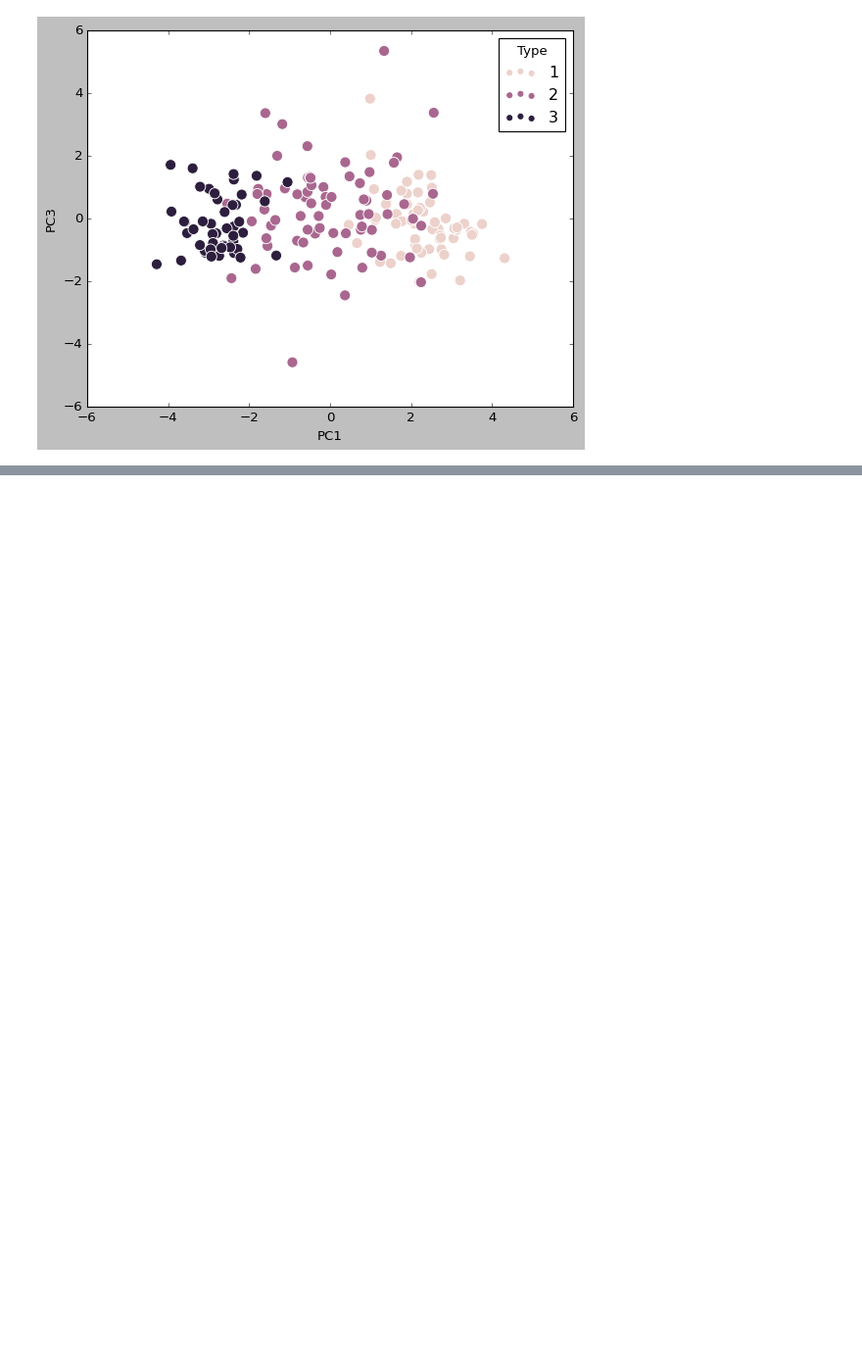
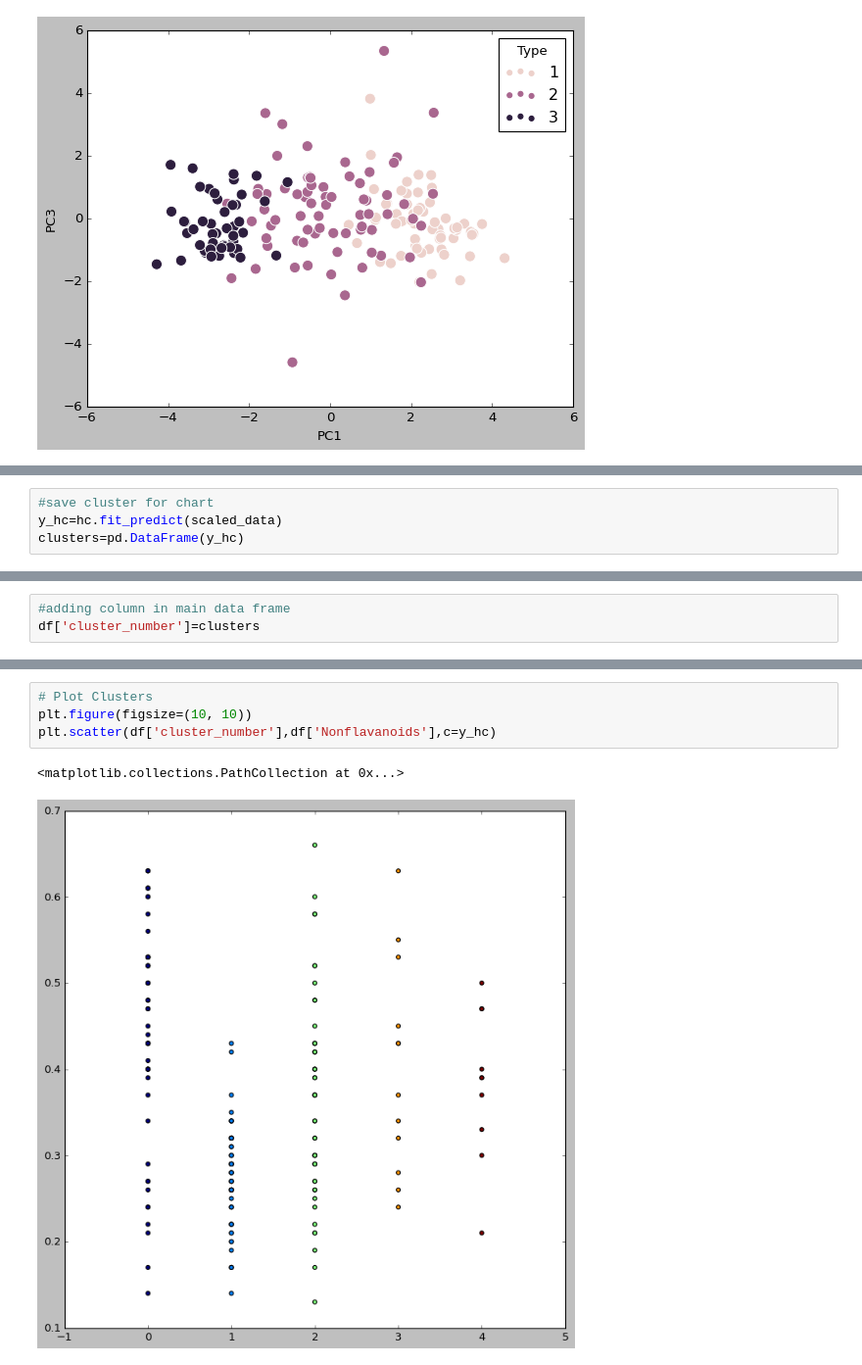
Before and after one commit to shrad1997/PCA, a Jupyter notebook: PCA.ipynb, the cells around one changed output, grey strips where cells are left out. Shown at 98% size. Drawn from its saved outputs; the diff is of its cells as text; blank space fills up the shorter version.

```diff
--- a/PCA.ipynb
+++ b/PCA.ipynb
@@ -205,0 +245,4 @@ sns.scatterplot(data=df_final,x='PC1',y='PC3',hue='Type',s=100)
+# %%
+#save cluster for chart
+y_hc=hc.fit_predict(scaled_data)
+clusters=pd.DataFrame(y_hc)
@@ -205,0 +261,3 @@ sns.scatterplot(data=df_final,x='PC1',y='PC3',hue='Type',s=100)
+# %%
+#adding column in main data frame
+df['cluster_number']=clusters
@@ -205,0 +273,7 @@ sns.scatterplot(data=df_final,x='PC1',y='PC3',hue='Type',s=100)
+# %%
+# Plot Clusters
+plt.figure(figsize=(10, 10))
+plt.scatter(df['cluster_number'],df['Nonflavanoids'],c=y_hc)
+# %% [output]
+<matplotlib.collections.PathCollection at 0x...>
+[figure, added]
```
Also changed, not shown: parts of 34 cells of this notebook.
